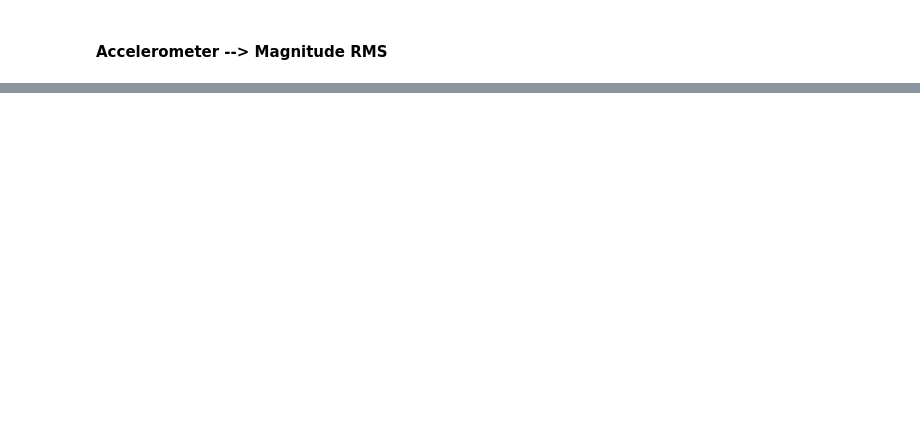
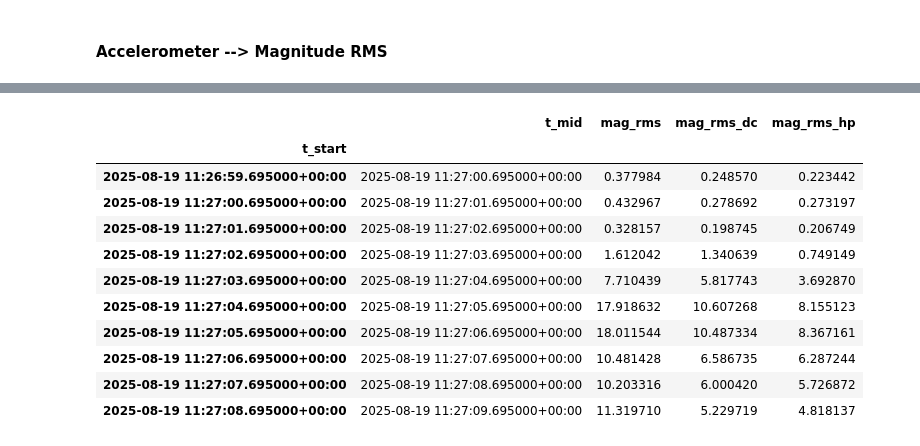
Before and after one commit to g0ld3ner/Untergrundklassifizierung, a Jupyter notebook: TEST_json_einlesen.ipynb, the cells around one changed output, grey strips where cells are left out. Cells and saved outputs as stored; diff of their text form; code cells hidden in the pictures; blank space fills up the shorter version.

Commit message:
Erstes Feature: Magnitude-RMS

```diff
--- a/TEST_json_einlesen.ipynb
+++ b/TEST_json_einlesen.ipynb
@@ -549,0 +594,44 @@ accelerometer_features.describe()
+# %%
+### Magnitude mit Hochpassfilter um Gravitation und langsame Bewegungen zu entfernen
+
+# Samplingrate bekannt
+fs = 200.0     # Hz
+fc = 0.5       # Cutoff-Frequenz
+order = 2      # Filterordnung
+
+# Filterdesign (Butterworth Highpass)
+b, a = butter(order, fc/(fs/2), btype="highpass")
+
+# Magnitude-Zeitreihe global berechnen
+mag_series = np.sqrt(sensor_df["x"]**2 + sensor_df["y"]**2 + sensor_df["z"]**2)
+
+# Hochpass gefilterte Magnitude
+mag_hp_series = pd.Series(filtfilt(b, a, mag_series), index=mag_series.index)
+
+# Jetzt pro Fenster RMS auf gefilterte Werte
+mag_rms_hp_vals = []
+for t0, tmid in zip(accelerometer_features.index, accelerometer_features["t_mid"]):
+    t1 = (t0 + L) - pd.Timedelta(nanoseconds=1)   # rechts-offen
+    chunk = mag_hp_series.loc[t0:t1].to_numpy()
+    if len(chunk) > 0:
+        mag_rms_hp_vals.append(float(np.sqrt(np.mean(chunk**2))))
+    else:
+        mag_rms_hp_vals.append(np.nan)
+
+# Neue Spalte hinzufügen
+accelerometer_features["mag_rms_hp"] = mag_rms_hp_vals
+
+accelerometer_features.head(10)
+# %% [output]
+|  | t_mid | mag_rms | mag_rms_dc | mag_rms_hp |
+| t_start |  |  |  |  |
+| 2025-08-19 11:26:59.695000+00:00 | 2025-08-19 11:27:00.695000+00:00 | 0.377984 | 0.248570 | 0.223442 |
+| 2025-08-19 11:27:00.695000+00:00 | 2025-08-19 11:27:01.695000+00:00 | 0.432967 | 0.278692 | 0.273197 |
+| 2025-08-19 11:27:01.695000+00:00 | 2025-08-19 11:27:02.695000+00:00 | 0.328157 | 0.198745 | 0.206749 |
+| 2025-08-19 11:27:02.695000+00:00 | 2025-08-19 11:27:03.695000+00:00 | 1.612042 | 1.340639 | 0.749149 |
+| 2025-08-19 11:27:03.695000+00:00 | 2025-08-19 11:27:04.695000+00:00 | 7.710439 | 5.817743 | 3.692870 |
+| 2025-08-19 11:27:04.695000+00:00 | 2025-08-19 11:27:05.695000+00:00 | 17.918632 | 10.607268 | 8.155123 |
+| 2025-08-19 11:27:05.695000+00:00 | 2025-08-19 11:27:06.695000+00:00 | 18.011544 | 10.487334 | 8.367161 |
+| 2025-08-19 11:27:06.695000+00:00 | 2025-08-19 11:27:07.695000+00:00 | 10.481428 | 6.586735 | 6.287244 |
+| 2025-08-19 11:27:07.695000+00:00 | 2025-08-19 11:27:08.695000+00:00 | 10.203316 | 6.000420 | 5.726872 |
+| 2025-08-19 11:27:08.695000+00:00 | 2025-08-19 11:27:09.695000+00:00 | 11.319710 | 5.229719 | 4.818137 |
```
Also changed, not shown: parts of 5 cells of this notebook.
